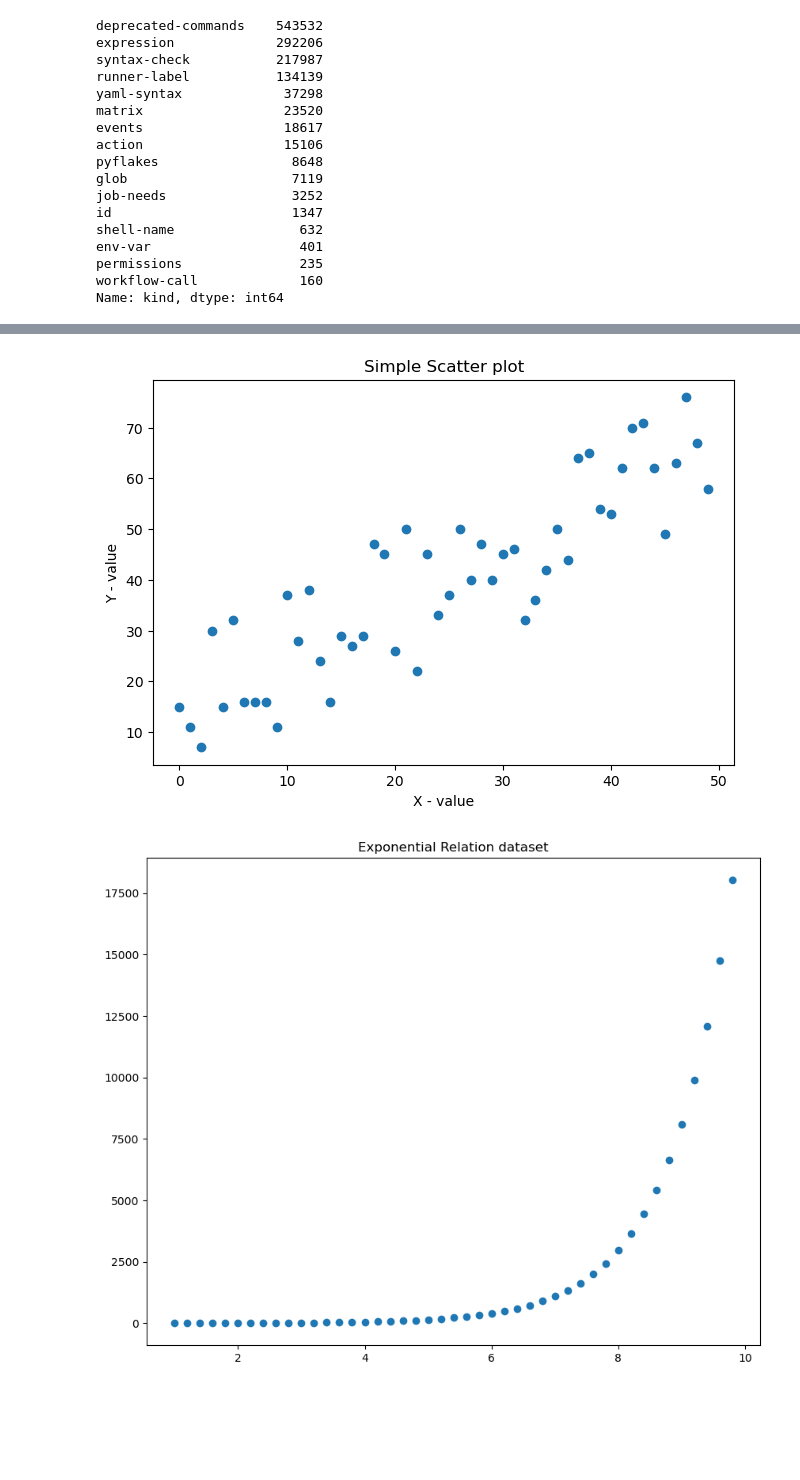
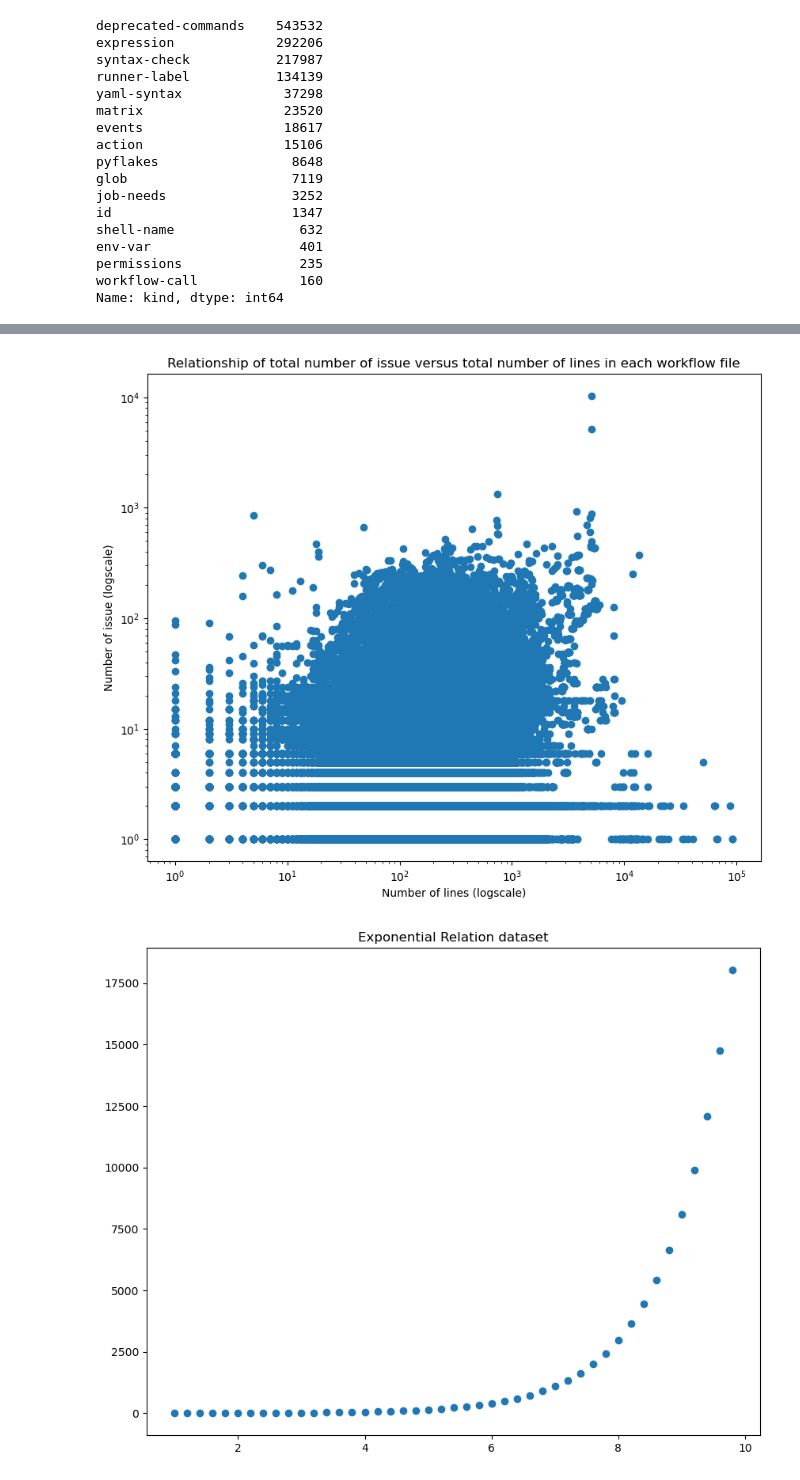
Before and after one commit to ehsansiddiqui/workflow-issueanalysis, a Jupyter notebook: notebook/issue_analysis.ipynb, the cells around one changed output, grey strips where cells are left out. Cells and saved outputs as stored; diff of their text form; code cells hidden in the pictures; blank space fills up the shorter version.

```diff
--- a/notebook/issue_analysis.ipynb
+++ b/notebook/issue_analysis.ipynb
@@ -198,14 +140,0 @@ Text(0, 0.5, 'Number of Lines')
-# %%
-import matplotlib.pyplot as plt
-plt.rcParams.update({'figure.figsize':(7.5,5), 'figure.dpi':100})
-def plotnew(ax):
-    ax.plot([1,2])
-    ax.set_xlabel('x-label')
-    ax.set_ylabel('y-label')
-    ax.set_title('Title')
-fig, ((ax1, ax2), (ax3, ax4)) = plt.subplots(nrows=2, ncols=2)
-plotnew(ax1)
-plotnew(ax2)
-plotnew(ax3)
-plotnew(ax4)
-plt.tight_layout()
@@ -214,15 +141,24 @@ plt.tight_layout()
-# %%
-# Simple Scatterplot
-x = range(50)
-y = range(50) + np.random.randint(0,30,50)
-plt.scatter(x, y)
-plt.rcParams.update({'figure.figsize':(10,8), 'figure.dpi':100})
-plt.title('Simple Scatter plot')
-plt.xlabel('X - value')
-plt.ylabel('Y - value')
-plt.show()
-# %% [output]
-[figure, removed]
+# %%
+wf_issue_count = (
+    df
+    .groupby(['workflow','lines_count'], as_index=False)
+    .agg({'date': 'count'})
+    .rename(columns={'date': 'no_of_issue'})
+)
+
+plt.scatter(x=wf_issue_count['lines_count'], y=wf_issue_count['no_of_issue'])
+plt.rcParams.update({'figure.figsize':(10,8), 'figure.dpi':100})
+plt.title('Relationship of total number of issue versus total number of lines in each workflow file')
+plt.xlabel('Number of lines (logscale)')
+plt.ylabel('Number of issue (logscale)')
+
+plt.yscale("log")
+plt.xscale("log")
+
+
+plt.show()
+# %% [output]
+[figure, added]
 # %%
 # Scatterplot of non-random vzriables
 x=np.arange(1,10,0.2)
```
Also changed, not shown: parts of 12 cells of this notebook, 41 other files.
